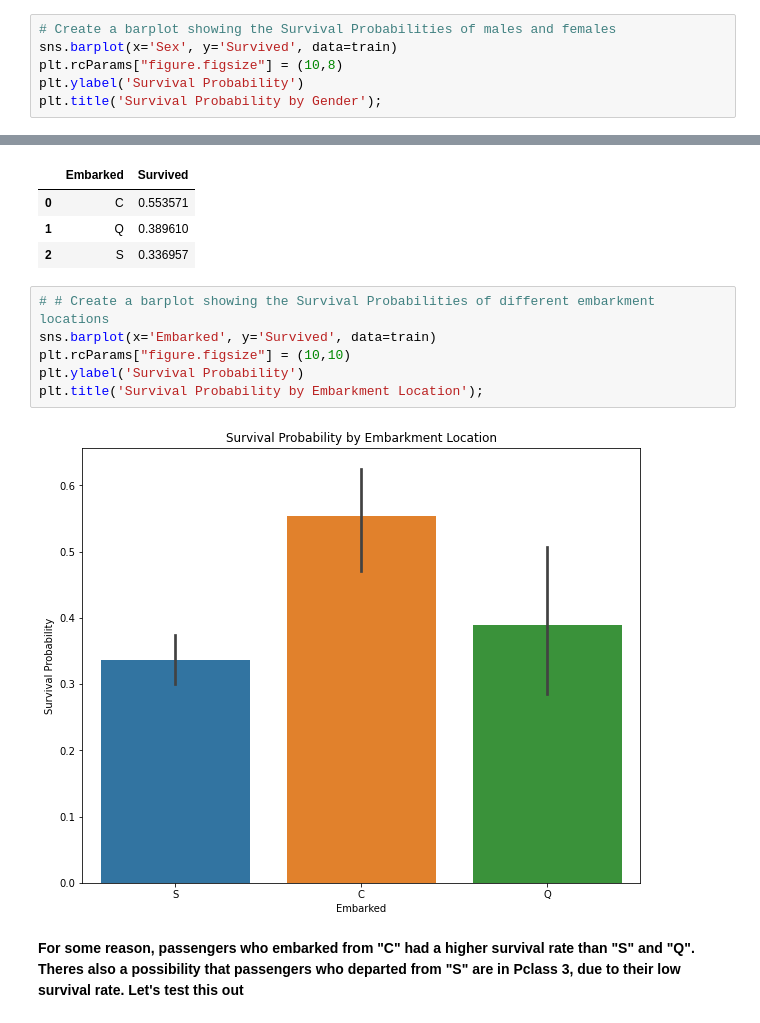
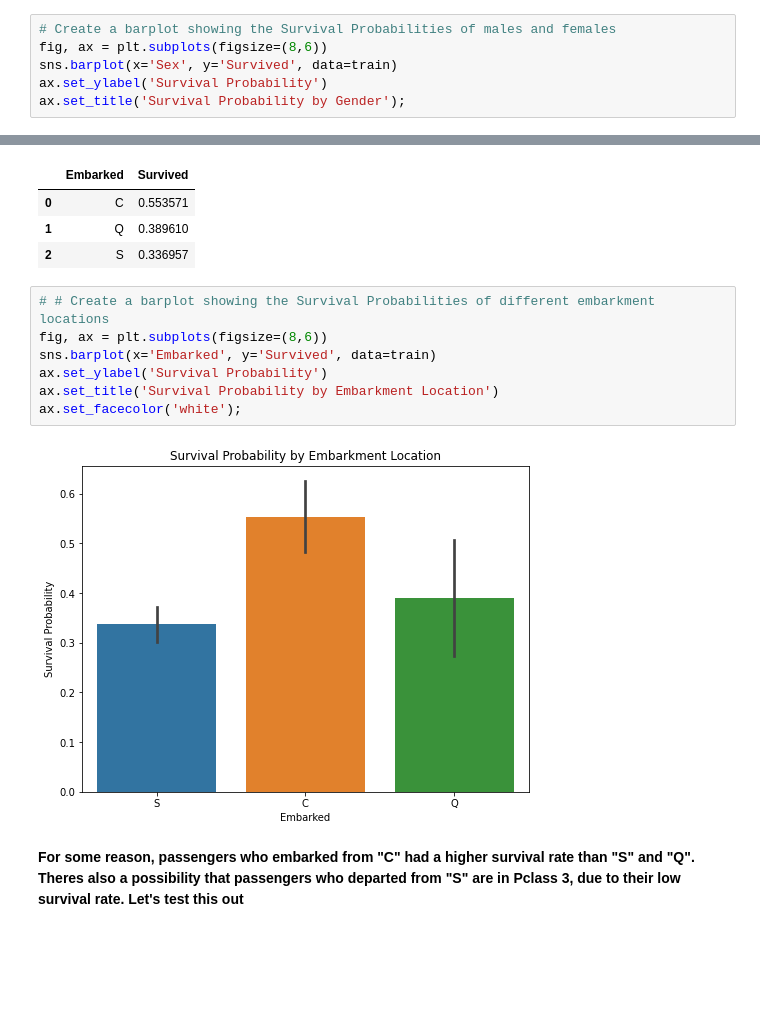
Before and after one commit to dermothethird/Kaggle_Titanic_Comp, a Jupyter notebook: Titanic_Workbook.ipynb, the cells around one changed output, grey strips where cells are left out. Cells and saved outputs as stored; diff of their text form; blank space fills up the shorter version.

```diff
--- a/Titanic_Workbook.ipynb
+++ b/Titanic_Workbook.ipynb
@@ -176,8 +176,8 @@ train[['Sex', 'Survived']].groupby('Sex', as_index=False).mean().sort_values(by=
 | 1 | male | 0.188908 |
 # %%
 # Create a barplot showing the Survival Probabilities of males and females
+fig, ax = plt.subplots(figsize=(8,6))
 sns.barplot(x='Sex', y='Survived', data=train)
-plt.rcParams["figure.figsize"] = (10,8)
-plt.ylabel('Survival Probability')
-plt.title('Survival Probability by Gender');
+ax.set_ylabel('Survival Probability')
+ax.set_title('Survival Probability by Gender');
 # %% [output]
@@ -194,12 +194,13 @@ train[['Embarked', 'Survived']].groupby('Embarked', as_index=False).mean().sort_
 | 2 | S | 0.336957 |
 # %%
 # # Create a barplot showing the Survival Probabilities of different embarkment locations
+fig, ax = plt.subplots(figsize=(8,6))
 sns.barplot(x='Embarked', y='Survived', data=train)
-plt.rcParams["figure.figsize"] = (10,10)
-plt.ylabel('Survival Probability')
-plt.title('Survival Probability by Embarkment Location');
+ax.set_ylabel('Survival Probability')
+ax.set_title('Survival Probability by Embarkment Location')
+ax.set_facecolor('white');
 # %% [output]
-[figure, old version]
+[figure, new version]
 # %% [markdown]
 **For some reason, passengers who embarked from "C" had a higher survival rate than "S" and "Q". Theres also a possibility that passengers who departed from "S" are in Pclass 3, due to their low survival rate. Let's test this out**
 # %%
```
Also changed, not shown: parts of 8 cells of this notebook.
